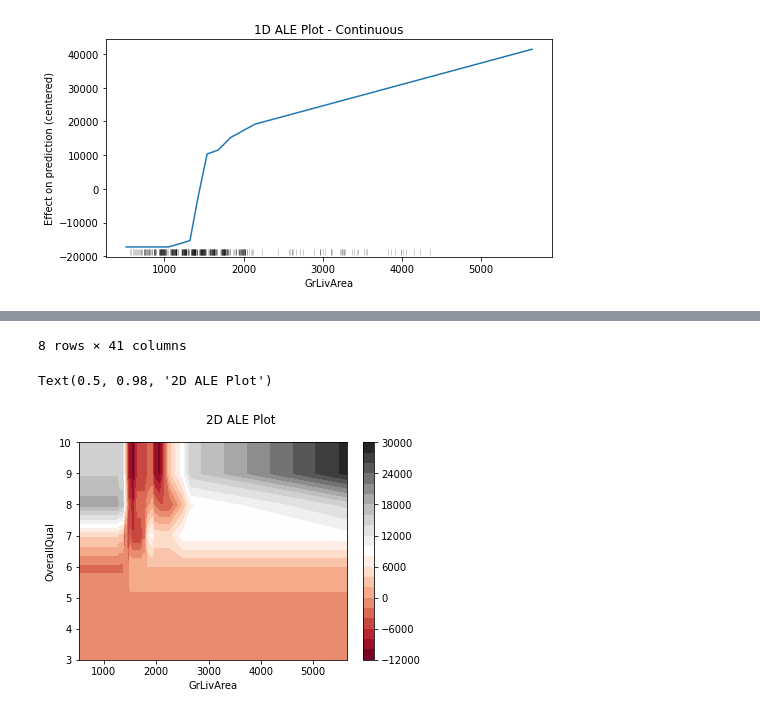
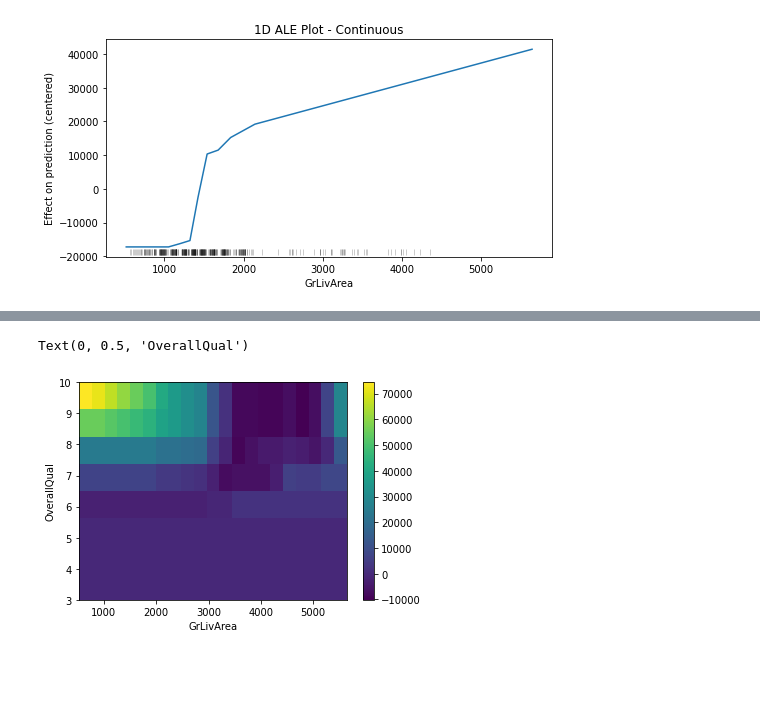
Before and after one commit to solegalli/machine-learning-interpretability, a Jupyter notebook: 11-ale-plots/8-ale-plots-interaction-pyALE.ipynb, the cells around one changed output, grey strips where cells are left out. Saved outputs shown, nothing was run; the diff lists cells and outputs as text; code cells hidden in the pictures; blank space fills up the shorter version.

```diff
--- a/11-ale-plots/8-ale-plots-interaction-pyALE.ipynb
+++ b/11-ale-plots/8-ale-plots-interaction-pyALE.ipynb
@@ -125,0 +155,9 @@ from PyALE._src.ALE_2D import aleplot_2D_continuous
+# %%
+eff_grid = aleplot_2D_continuous(
+    X=X_test,
+    model=rf,
+    features=["OverallQual", "GrLivArea"],
+    grid_size=20,
+)
+
+eff_grid
@@ -126,5 +176,13 @@ from PyALE._src.ALE_2D import aleplot_2D_continuous
 # %%
-eff_grid = aleplot_2D_continuous(X=X_test, model=rf, features=["OverallQual", "GrLivArea"], grid_size=40)
-
-eff_grid
+X, Y = np.meshgrid(eff_grid.columns, eff_grid.index)
+fig, ax = plt.subplots()
+im = ax.imshow(
+    eff_grid,
+    origin="lower",
+    extent=[X.min(), X.max(), Y.min(), Y.max()],
+    aspect='auto',
+)
+cbar = fig.colorbar(im, ax=ax)
+ax.set_xlabel(eff_grid.columns.name)
+ax.set_ylabel(eff_grid.index.name)
 # %% [output]
@@ -141,22 +189,2 @@ eff_grid
-8 rows × 41 columns
+Text(0, 0.5, 'OverallQual')
+[figure, added]
-# %%
-# Now we plot
-
-fig, ax = plt.subplots()
-
-plt.contourf(
-    eff_grid.columns,
-    eff_grid.index,
-    eff_grid.values,
-    20,
-    cmap='RdGy',
-)
-
-plt.colorbar()
-
-plt.xlabel(eff_grid.columns.name)
-plt.ylabel(eff_grid.index.name)
-fig.suptitle("2D ALE Plot")
-# %% [output]
-Text(0.5, 0.98, '2D ALE Plot')
-[figure, removed]
```
Also changed, not shown: parts of 10 cells of this notebook, 6 other files.
